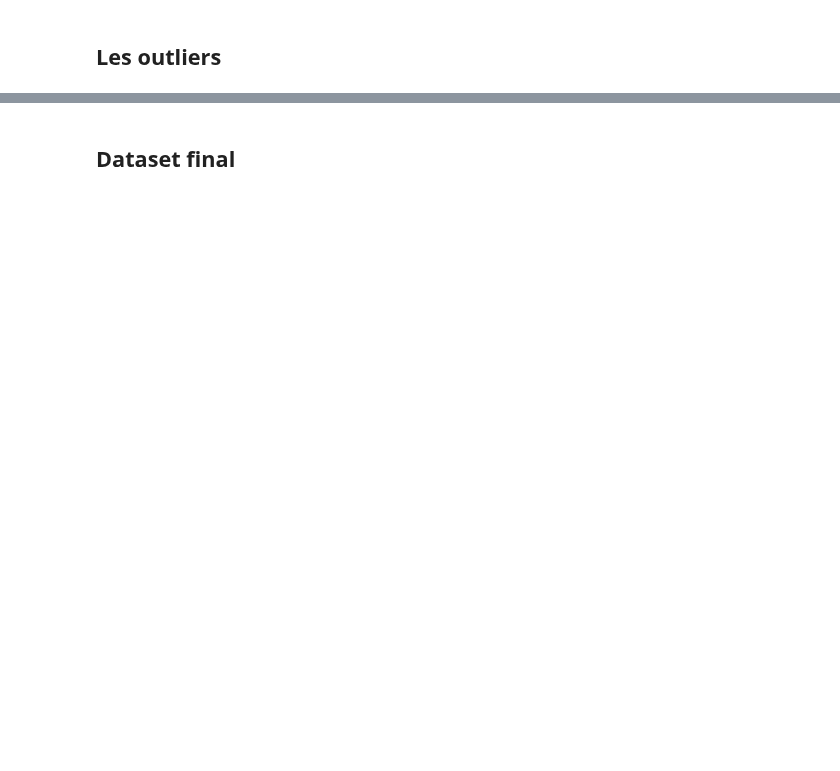
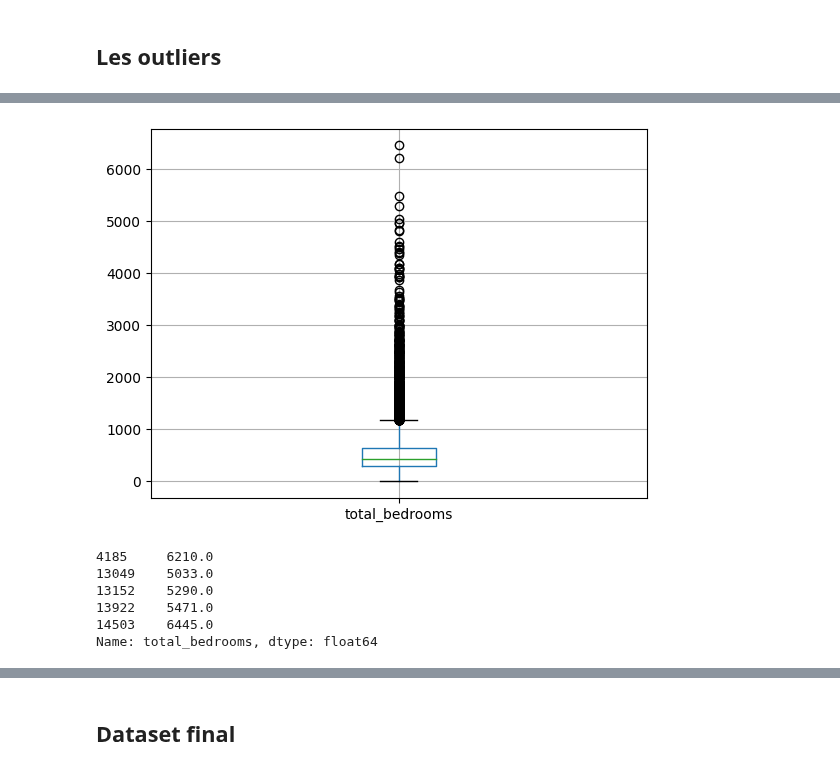
Before and after one commit to GuldenerCamille/immobilier_sillicon_valley, a Jupyter notebook: notebooks/notebook_EDA.ipynb, the cells around one changed output, grey strips where cells are left out. Drawn from its saved outputs; the diff is of its cells as text; code cells hidden in the pictures; blank space fills up the shorter version.

```diff
--- a/notebooks/notebook_EDA.ipynb
+++ b/notebooks/notebook_EDA.ipynb
@@ -278,0 +349,18 @@ print(outliers)
+# %%
+# Boxplot de la colonne "total_bedrooms"
+df_immobilier.boxplot(column='total_bedrooms')
+
+# Afficher le plot
+plt.show()
+# %% [output]
+[figure, added]
+# %%
+outliers_bedrooms = df_immobilier.loc[df_immobilier.total_bedrooms > 5000, 'total_bedrooms']
+outliers_bedrooms
+# %% [output]
+4185     6210.0
+13049    5033.0
+13152    5290.0
+13922    5471.0
+14503    6445.0
+Name: total_bedrooms, dtype: float64
```
Also changed, not shown: parts of 14 cells of this notebook.
